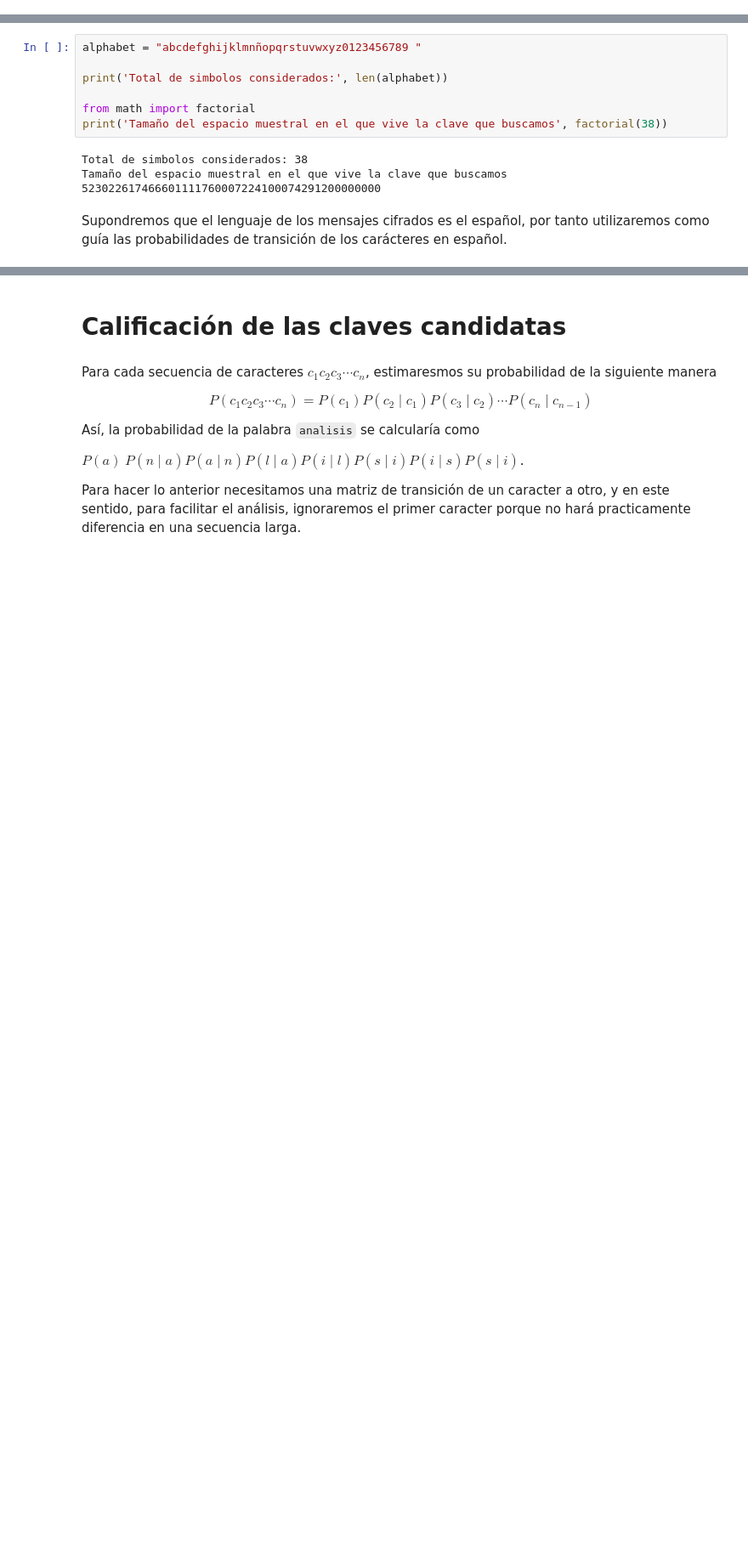
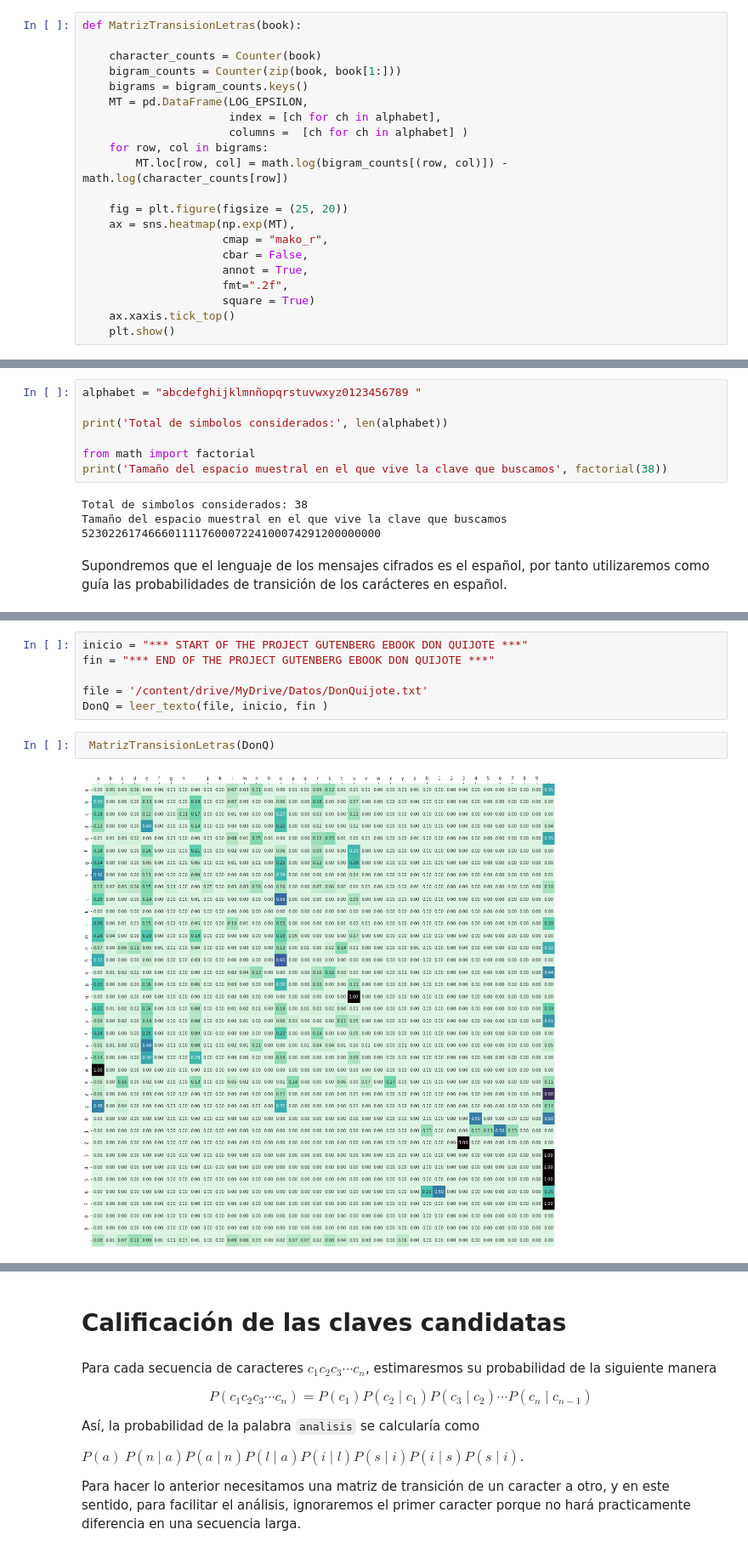
Before and after one commit to AnIsAsPe/Estadistica_y_Probabilidad_para-CD-, a Jupyter notebook: PrincipiosDeProbabilidad/Semana6/Metropolis_Hastings_para_decifrar_textos.ipynb, the cells around one changed output, grey strips where cells are left out. Shown at 85% size. Drawn from its saved outputs; the diff is of its cells as text; blank space fills up the shorter version.

```diff
--- a/PrincipiosDeProbabilidad/Semana6/Metropolis_Hastings_para_decifrar_textos.ipynb
+++ b/PrincipiosDeProbabilidad/Semana6/Metropolis_Hastings_para_decifrar_textos.ipynb
@@ -13,3 +72,24 @@ El objetivo es decifrar los mensajes intercambiados por prisioneros, con la conj
+# %%
+def MatrizTransisionLetras(book):
+
+    character_counts = Counter(book)
+    bigram_counts = Counter(zip(book, book[1:]))
+    bigrams = bigram_counts.keys()
+    MT = pd.DataFrame(LOG_EPSILON,
+                      index = [ch for ch in alphabet],
+                      columns =  [ch for ch in alphabet] )
+    for row, col in bigrams:
+        MT.loc[row, col] = math.log(bigram_counts[(row, col)]) - math.log(character_counts[row])
+
+    fig = plt.figure(figsize = (25, 20))
+    ax = sns.heatmap(np.exp(MT),
+                     cmap = "mako_r",
+                     cbar = False,
+                     annot = True,
+                     fmt=".2f",
+                     square = True)
+    ax.xaxis.tick_top()
+    plt.show()
 # %% [markdown]
 ## Cifrado por sustitución
 
@@ -59,0 +146,10 @@ Supondremos que el lenguaje de los mensajes cifrados es el español, por tanto u
+# %%
+inicio = "*** START OF THE PROJECT GUTENBERG EBOOK DON QUIJOTE ***"
+fin = "*** END OF THE PROJECT GUTENBERG EBOOK DON QUIJOTE ***"
+
+file = '/content/drive/MyDrive/Datos/DonQuijote.txt'
+DonQ = leer_texto(file, inicio, fin )
+# %%
+ MatrizTransisionLetras(DonQ)
+# %% [output]
+[figure, added]
```
Also changed, not shown: parts of 38 cells of this notebook.
